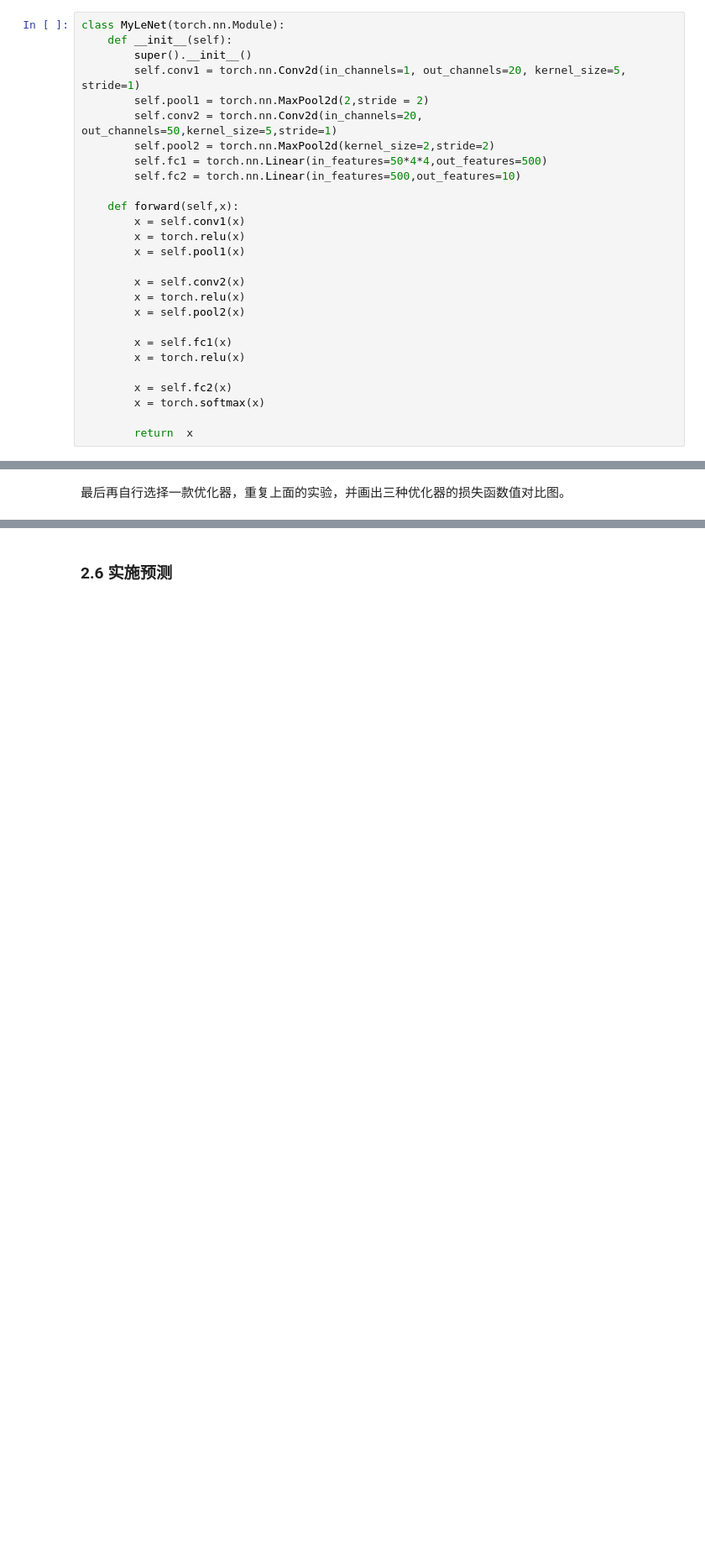
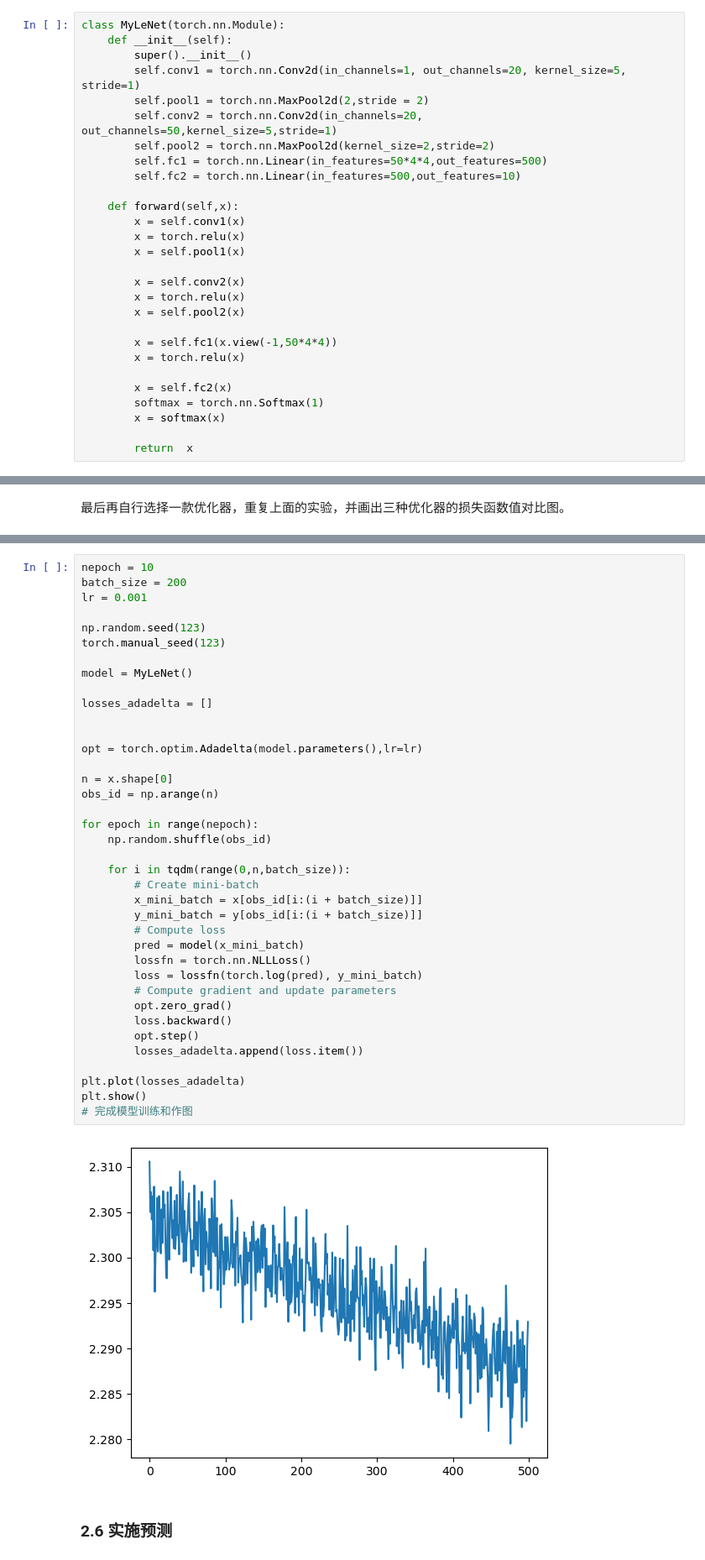
Before and after one commit to By-Xin/ByCsdiy, a Jupyter notebook: DeepLearning/DeepLearning_Qyx/HW4/lec8-convnet-training.ipynb, the cells around one changed output, grey strips where cells are left out. Shown: that part at 84% size. Drawn from its saved outputs; the diff is of its cells as text; blank space fills up the shorter version.

```diff
--- a/DeepLearning/DeepLearning_Qyx/HW4/lec8-convnet-training.ipynb
+++ b/DeepLearning/DeepLearning_Qyx/HW4/lec8-convnet-training.ipynb
@@ -254,11 +239,12 @@ class MyLeNet(torch.nn.Module):
         x = torch.relu(x)
         x = self.pool2(x)
 
-        x = self.fc1(x)
+        x = self.fc1(x.view(-1,50*4*4))
         x = torch.relu(x)
 
         x = self.fc2(x)
-        x = torch.softmax(x)
+        softmax = torch.nn.Softmax(1)
+        x = softmax(x)
 
         return  x
 # %% [markdown]
@@ -340,3 +430,43 @@ model = MyModel()
+# %%
+nepoch = 10
+batch_size = 200
+lr = 0.001
+
+np.random.seed(123)
+torch.manual_seed(123)
+
+model = MyLeNet()
+
+losses_adadelta = []
+
+
+opt = torch.optim.Adadelta(model.parameters(),lr=lr)
+
+n = x.shape[0]
+obs_id = np.arange(n)
+
+for epoch in range(nepoch):
+    np.random.shuffle(obs_id)
+
+    for i in tqdm(range(0,n,batch_size)):
+        # Create mini-batch
+        x_mini_batch = x[obs_id[i:(i + batch_size)]]
+        y_mini_batch = y[obs_id[i:(i + batch_size)]]
+        # Compute loss
+        pred = model(x_mini_batch)
+        lossfn = torch.nn.NLLLoss()
+        loss = lossfn(torch.log(pred), y_mini_batch)
+        # Compute gradient and update parameters
+        opt.zero_grad()
+        loss.backward()
+        opt.step()
+        losses_adadelta.append(loss.item())
+
+plt.plot(losses_adadelta)
+plt.show()
+# 完成模型训练和作图
+# %% [output]
+[figure, added]
 # %% [markdown]
 ### 2.6 实施预测
 # %% [markdown]
```
Also changed, not shown: parts of 23 cells of this notebook, 1 other file.
